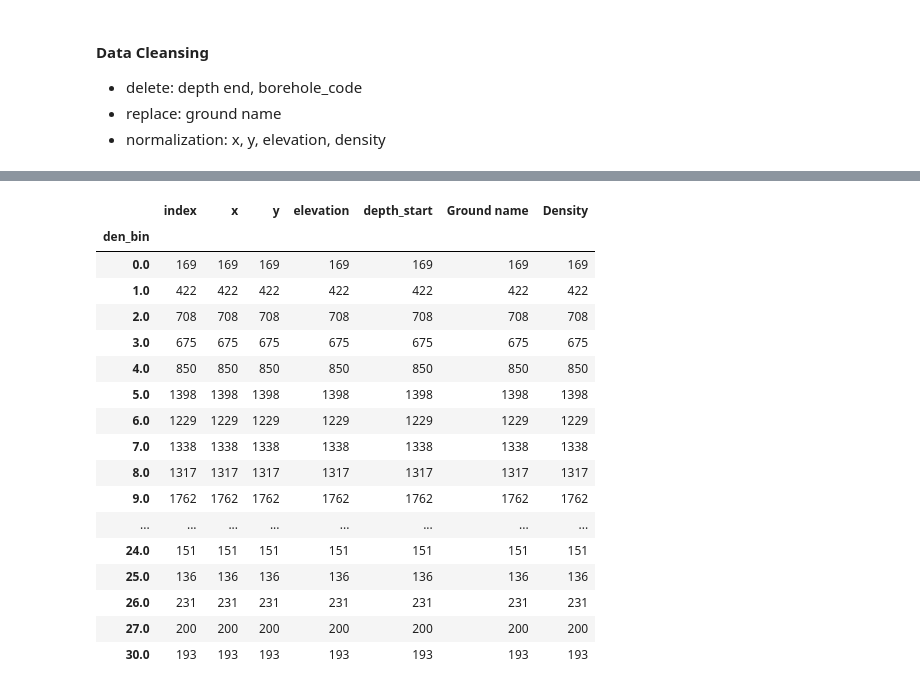
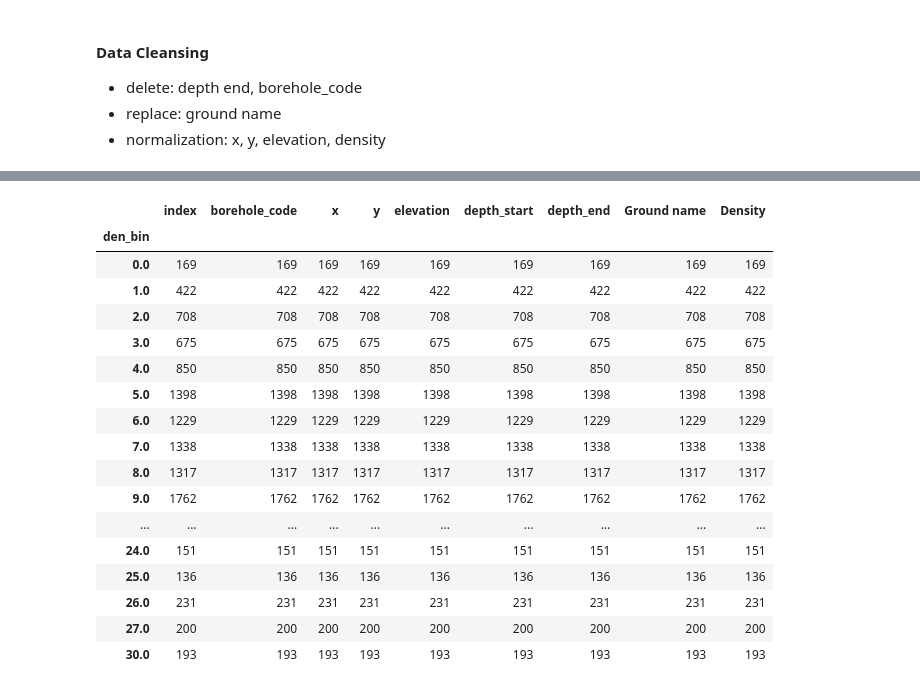
Before and after one commit to go0leum/rockhead_prediction, a Jupyter notebook: EDA.ipynb, the cells around one changed output, grey strips where cells are left out. Cells and saved outputs as stored; diff of their text form; code cells hidden in the pictures.

```diff
--- a/EDA.ipynb
+++ b/EDA.ipynb
@@ -27,7 +27,7 @@ import pandas as pd
 import matplotlib.pyplot as plt
 # %%
 #data load
-csv = pd.read_csv('data/20240726_Rockhead_Seoul(False_coordinate_sys).csv')
+csv = pd.read_csv('data/240726_Rockhead_Seoul(False_coordinate_sys).csv')
 df_row = pd.DataFrame(csv)
 # %% [markdown]
 #### Data check
@@ -179,0 +153,12 @@ df_c = df_cleansing(df)
+# %%
+# replace
+
+def df_row_cleaning(df):
+
+    # normalize
+    density_mean, density_std = df['Density'].mean(), df['Density'].std()
+    df['Density'] = (df['Density']-density_mean)/density_std
+
+    return df
+# %%
+df = df_row_cleaning(df)
@@ -191,12 +182,13 @@ df_c.to_csv('data/240822_Rockhead_Seoul(False_coordinate_sys, pre-processed).csv
 # %%
-den_min = df_c['Density'].min()
-den_max = df_c['Density'].max()
+# df_o
+den_min = df['Density'].min()
+den_max = df['Density'].max()
 
 den_gap = (den_max-den_min)/30
 
-df_s = df_c.reset_index().copy()
+df_o = df.reset_index().copy()
 
-df_s['den_bin'] = (df_s['Density']-den_min)//den_gap
+df_o['den_bin'] = (df_o['Density']-den_min)//den_gap
 
-df_s
+print(df_o.info())
 # %% [output]
@@ -216,22 +213,22 @@ df_s
 # %%
-df_s.groupby('den_bin').count()
+df_o.groupby('den_bin').count()
 # %% [output]
-|  | index | x | y | elevation | depth_start | Ground name | Density |
-| den_bin |  |  |  |  |  |  |  |
-| 0.0 | 169 | 169 | 169 | 169 | 169 | 169 | 169 |
-| 1.0 | 422 | 422 | 422 | 422 | 422 | 422 | 422 |
-| 2.0 | 708 | 708 | 708 | 708 | 708 | 708 | 708 |
-| 3.0 | 675 | 675 | 675 | 675 | 675 | 675 | 675 |
-| 4.0 | 850 | 850 | 850 | 850 | 850 | 850 | 850 |
-| 5.0 | 1398 | 1398 | 1398 | 1398 | 1398 | 1398 | 1398 |
-| 6.0 | 1229 | 1229 | 1229 | 1229 | 1229 | 1229 | 1229 |
-| 7.0 | 1338 | 1338 | 1338 | 1338 | 1338 | 1338 | 1338 |
-| 8.0 | 1317 | 1317 | 1317 | 1317 | 1317 | 1317 | 1317 |
-| 9.0 | 1762 | 1762 | 1762 | 1762 | 1762 | 1762 | 1762 |
-| ... | ... | ... | ... | ... | ... | ... | ... |
-| 24.0 | 151 | 151 | 151 | 151 | 151 | 151 | 151 |
-| 25.0 | 136 | 136 | 136 | 136 | 136 | 136 | 136 |
-| 26.0 | 231 | 231 | 231 | 231 | 231 | 231 | 231 |
-| 27.0 | 200 | 200 | 200 | 200 | 200 | 200 | 200 |
-| 30.0 | 193 | 193 | 193 | 193 | 193 | 193 | 193 |
+|  | index | borehole_code | x | y | elevation | depth_start | depth_end | Ground name | Density |
+| den_bin |  |  |  |  |  |  |  |  |  |
+| 0.0 | 169 | 169 | 169 | 169 | 169 | 169 | 169 | 169 | 169 |
+| 1.0 | 422 | 422 | 422 | 422 | 422 | 422 | 422 | 422 | 422 |
+| 2.0 | 708 | 708 | 708 | 708 | 708 | 708 | 708 | 708 | 708 |
+| 3.0 | 675 | 675 | 675 | 675 | 675 | 675 | 675 | 675 | 675 |
+| 4.0 | 850 | 850 | 850 | 850 | 850 | 850 | 850 | 850 | 850 |
+| 5.0 | 1398 | 1398 | 1398 | 1398 | 1398 | 1398 | 1398 | 1398 | 1398 |
+| 6.0 | 1229 | 1229 | 1229 | 1229 | 1229 | 1229 | 1229 | 1229 | 1229 |
+| 7.0 | 1338 | 1338 | 1338 | 1338 | 1338 | 1338 | 1338 | 1338 | 1338 |
+| 8.0 | 1317 | 1317 | 1317 | 1317 | 1317 | 1317 | 1317 | 1317 | 1317 |
+| 9.0 | 1762 | 1762 | 1762 | 1762 | 1762 | 1762 | 1762 | 1762 | 1762 |
+| ... | ... | ... | ... | ... | ... | ... | ... | ... | ... |
+| 24.0 | 151 | 151 | 151 | 151 | 151 | 151 | 151 | 151 | 151 |
+| 25.0 | 136 | 136 | 136 | 136 | 136 | 136 | 136 | 136 | 136 |
+| 26.0 | 231 | 231 | 231 | 231 | 231 | 231 | 231 | 231 | 231 |
+| 27.0 | 200 | 200 | 200 | 200 | 200 | 200 | 200 | 200 | 200 |
+| 30.0 | 193 | 193 | 193 | 193 | 193 | 193 | 193 | 193 | 193 |
 # %%
```
Also changed, not shown: parts of 12 cells of this notebook.
